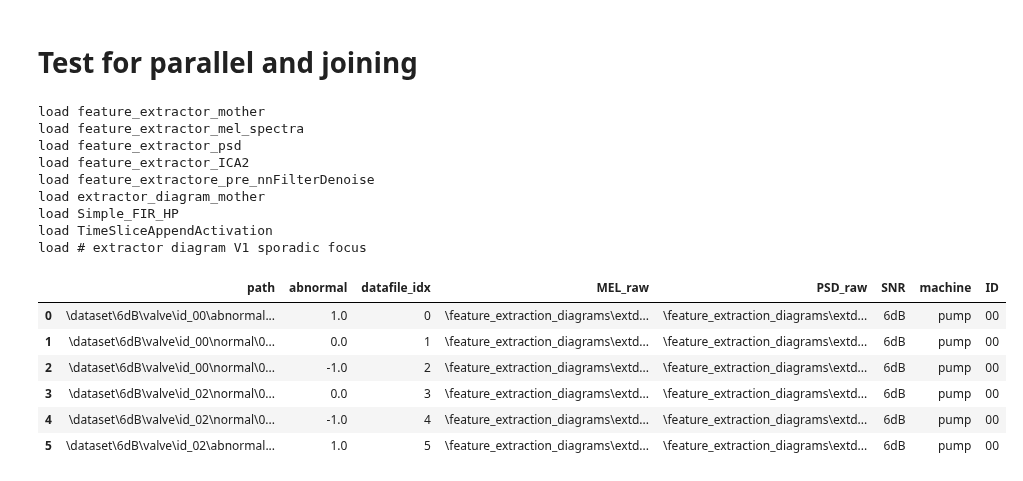
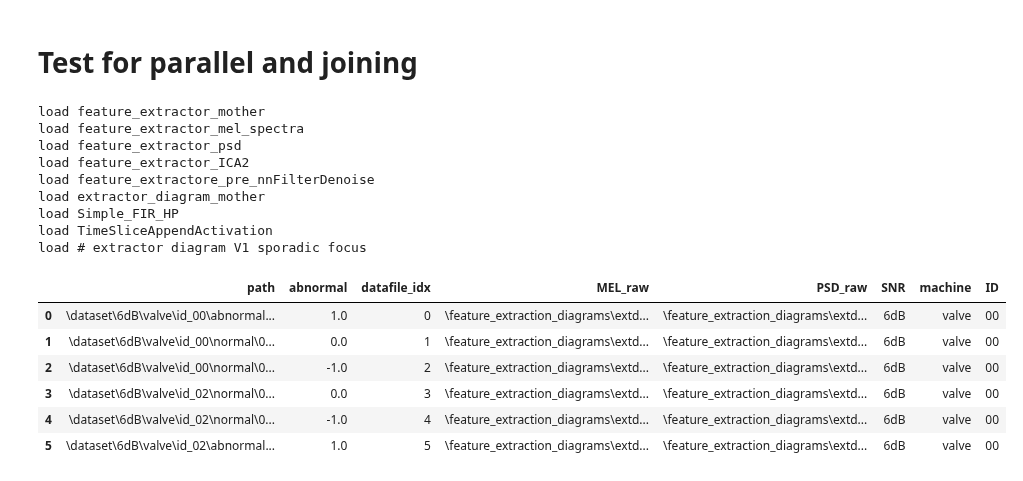
Before and after one commit to BA-HanseML/NF_Prj_MIMII_Dataset, a Jupyter notebook: feature_extraction_diagrams/exdia_v1_sporadic_dev.ipynb, the cells around one changed output. Cells and saved outputs as stored; diff of their text form; code cells hidden in the pictures.

```diff
--- a/feature_extraction_diagrams/exdia_v1_sporadic_dev.ipynb
+++ b/feature_extraction_diagrams/exdia_v1_sporadic_dev.ipynb
@@ -13,41 +13,41 @@ file_target_class1 = [1,
 file_target_class2 = [0,
                      1]
 
-target_folder = r'/feature_extraction_diagrams/extdia_v1_testout/'
-machine = 'pump'
+target_folder = r'/feature_extraction_diagrams/extdia_v1_spor_testout/'
+machine = 'valve'
 SNR = '6dB'
 ID ='00'
 %run -i .\extdia_v1_sporadic
 # single test
 ed = []
 ed.append(extdia_v1_sporadic(BASE_FOLDER,0,augment=0, DeviceType=1,fHP = 120))
 ed.append(extdia_v1_sporadic(BASE_FOLDER,1,augment=0, DeviceType=1, fHP = 120))
 
 for tc,f in zip(file_target_class1,file_path_list1):
     #print(f)
     ed[0].execute_diagram(f,tc)
     #print(ed[0].outport_akkulist['MEL_den'][0]['para_dict']['wave_filepath'])
 for tc,f in zip(file_target_class2,file_path_list2):
     ed[1].execute_diagram(f,tc)
     #print(ed[1].outport_akkulist['MEL_den'][0]['para_dict']['wave_filepath'])
 
 
 joinlist = outport_akkulist_join(exdia_list=ed)
 outport_akkulist_tofile(BASE_FOLDER,target_folder,joinlist,machine,SNR,ID)
 # %% [output]
 load feature_extractor_mother
 load feature_extractor_mel_spectra
 load feature_extractor_psd
 load feature_extractor_ICA2
 load feature_extractore_pre_nnFilterDenoise
 load extractor_diagram_mother
 load Simple_FIR_HP
 load TimeSliceAppendActivation
 load # extractor diagram V1 sporadic focus
 |  | path | abnormal | datafile_idx | MEL_raw | PSD_raw | SNR | machine | ID |
-| 0 | \dataset\6dB\valve\id_00\abnormal... | 1.0 | 0 | \feature_extraction_diagrams\extd... | \feature_extraction_diagrams\extd... | 6dB | pump | 00 |
-| 1 | \dataset\6dB\valve\id_00\normal\0... | 0.0 | 1 | \feature_extraction_diagrams\extd... | \feature_extraction_diagrams\extd... | 6dB | pump | 00 |
-| 2 | \dataset\6dB\valve\id_00\normal\0... | -1.0 | 2 | \feature_extraction_diagrams\extd... | \feature_extraction_diagrams\extd... | 6dB | pump | 00 |
-| 3 | \dataset\6dB\valve\id_02\normal\0... | 0.0 | 3 | \feature_extraction_diagrams\extd... | \feature_extraction_diagrams\extd... | 6dB | pump | 00 |
-| 4 | \dataset\6dB\valve\id_02\normal\0... | -1.0 | 4 | \feature_extraction_diagrams\extd... | \feature_extraction_diagrams\extd... | 6dB | pump | 00 |
-| 5 | \dataset\6dB\valve\id_02\abnormal... | 1.0 | 5 | \feature_extraction_diagrams\extd... | \feature_extraction_diagrams\extd... | 6dB | pump | 00 |
+| 0 | \dataset\6dB\valve\id_00\abnormal... | 1.0 | 0 | \feature_extraction_diagrams\extd... | \feature_extraction_diagrams\extd... | 6dB | valve | 00 |
+| 1 | \dataset\6dB\valve\id_00\normal\0... | 0.0 | 1 | \feature_extraction_diagrams\extd... | \feature_extraction_diagrams\extd... | 6dB | valve | 00 |
+| 2 | \dataset\6dB\valve\id_00\normal\0... | -1.0 | 2 | \feature_extraction_diagrams\extd... | \feature_extraction_diagrams\extd... | 6dB | valve | 00 |
+| 3 | \dataset\6dB\valve\id_02\normal\0... | 0.0 | 3 | \feature_extraction_diagrams\extd... | \feature_extraction_diagrams\extd... | 6dB | valve | 00 |
+| 4 | \dataset\6dB\valve\id_02\normal\0... | -1.0 | 4 | \feature_extraction_diagrams\extd... | \feature_extraction_diagrams\extd... | 6dB | valve | 00 |
+| 5 | \dataset\6dB\valve\id_02\abnormal... | 1.0 | 5 | \feature_extraction_diagrams\extd... | \feature_extraction_diagrams\extd... | 6dB | valve | 00 |
```
Also changed, not shown: parts of 5 cells of this notebook.
